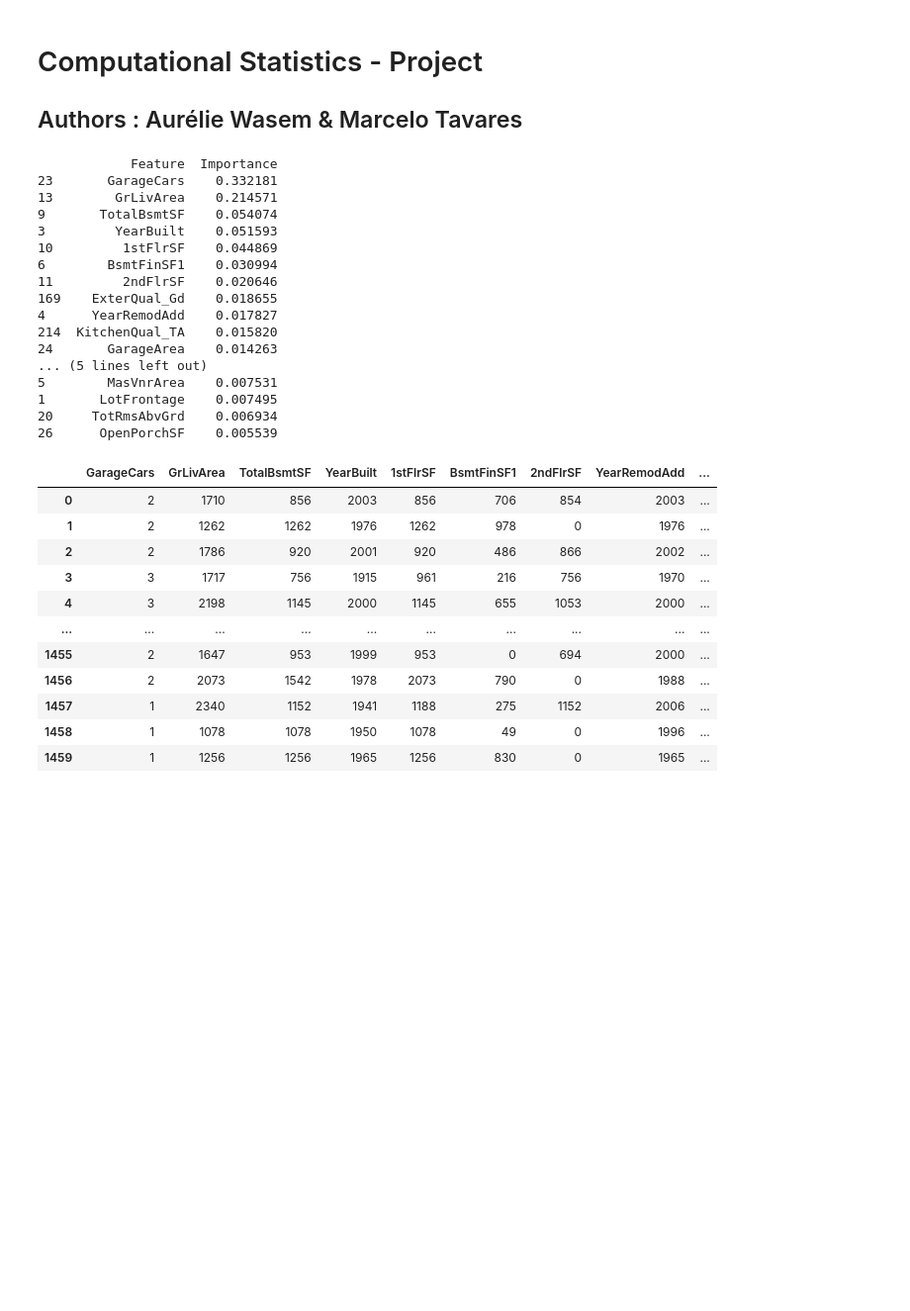
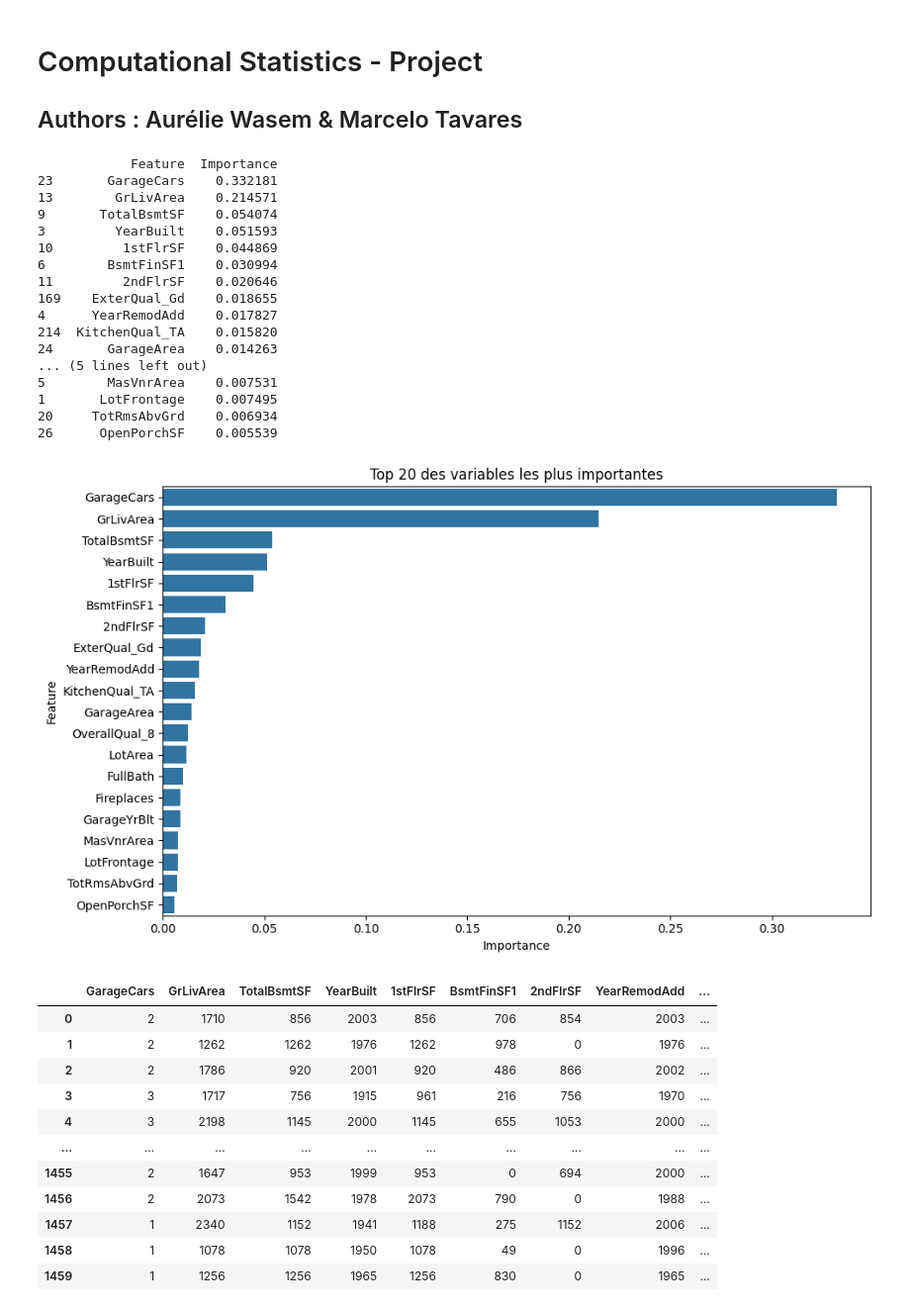
Before and after one commit to decimoplays/CStat-Project, a Jupyter notebook: cstat-project.ipynb, the cells around one changed output. Shown at 99% size. Cells and saved outputs as stored; diff of their text form; code cells hidden in the pictures; blank space fills up the shorter version.

```diff
--- a/cstat-project.ipynb
+++ b/cstat-project.ipynb
@@ -100,33 +100,40 @@ y = df_encoded["SalePrice"]
 # Initialiser le modèle
 model = RandomForestRegressor(random_state=42)
 model.fit(X, y)
 
 # Calcul de l'importance des variables
 importances = model.feature_importances_
 importance_df = pd.DataFrame({
     'Feature': X.columns,
     'Importance': importances
 }).sort_values(by='Importance', ascending=False)
 
 print(importance_df.head(20))
+
+plt.figure(figsize=(10, 6))
+sns.barplot(x='Importance', y='Feature', data=importance_df.head(20))
+plt.title("Top 20 des variables les plus importantes")
+plt.tight_layout()
+plt.show()
 # %% [output]
             Feature  Importance
 23       GarageCars    0.332181
 13        GrLivArea    0.214571
 9       TotalBsmtSF    0.054074
 3         YearBuilt    0.051593
 10         1stFlrSF    0.044869
 6        BsmtFinSF1    0.030994
 11         2ndFlrSF    0.020646
 169    ExterQual_Gd    0.018655
 4      YearRemodAdd    0.017827
 214  KitchenQual_TA    0.015820
 24       GarageArea    0.014263
 ... (5 lines left out)
 5        MasVnrArea    0.007531
 1       LotFrontage    0.007495
 20     TotRmsAbvGrd    0.006934
 26      OpenPorchSF    0.005539
+[figure, added]
 # %%
 # Sélection des variables avec Importance > 0.01
 top_features = importance_df[importance_df['Importance'] > 0.01]['Feature'].tolist()
```
Also changed, not shown: parts of 5 cells of this notebook.
